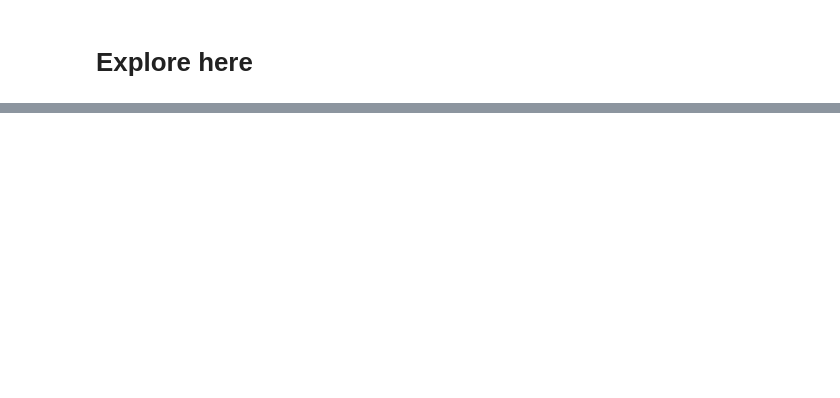
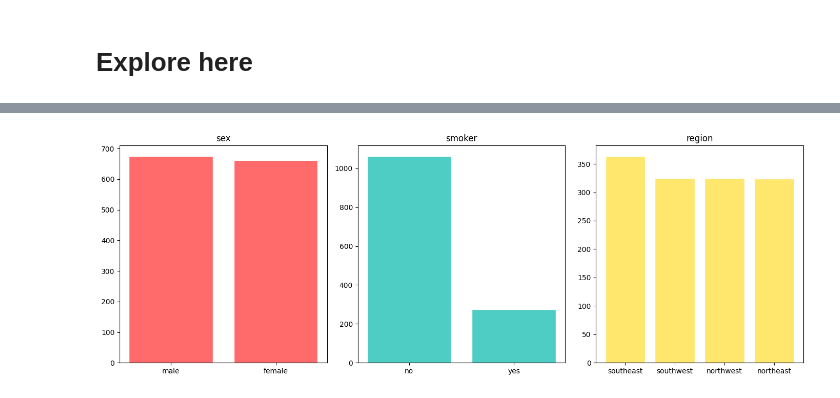
Before and after one commit to 4GeeksAcademy/regresion-lineal1, a Jupyter notebook: src/explore.ipynb, the cells around one changed output, grey strips where cells are left out. Saved outputs shown, nothing was run; the diff lists cells and outputs as text; code cells hidden in the pictures; blank space fills up the shorter version.

```diff
--- a/src/explore.ipynb
+++ b/src/explore.ipynb
@@ -79 +110,17 @@ plt.show()
+# %%
+# conteo de variables categoricas
+categoricas = ['sex', 'smoker', 'region']
+colores_cat = ['#FF6B6B', '#4ECDC4', '#FFE66D']
+
+fig, axes = plt.subplots(1, 3, figsize=(14, 5))
+
+for i, col in enumerate(categoricas):
+    conteo = df[col].value_counts()
+    axes[i].bar(conteo.index, conteo.values, color=colores_cat[i], edgecolor='white')
+    axes[i].set_title(col)
+
+plt.tight_layout()
+plt.show()
+# %% [output]
+[figure, added]
 # %%
```
Also changed, not shown: parts of 25 cells of this notebook, 1 other file.
